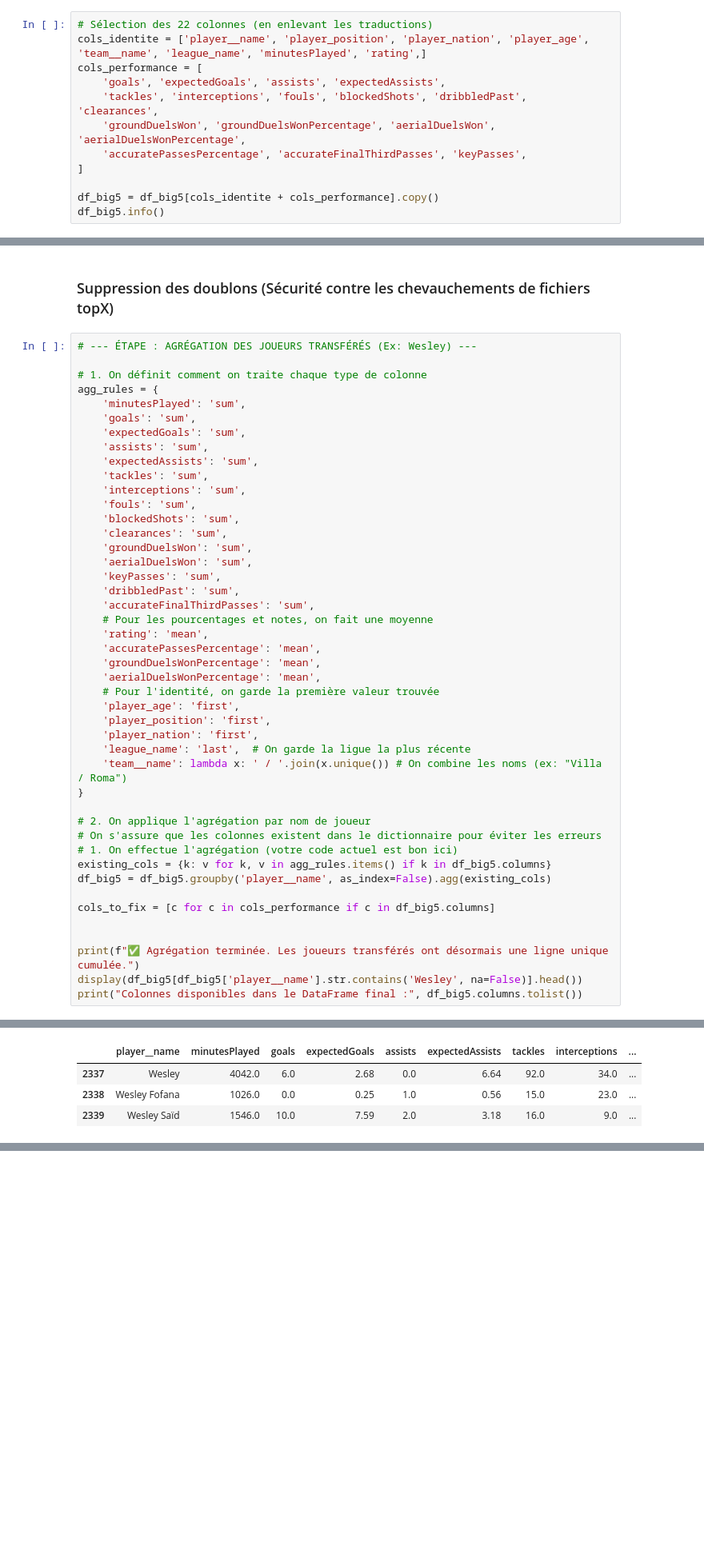
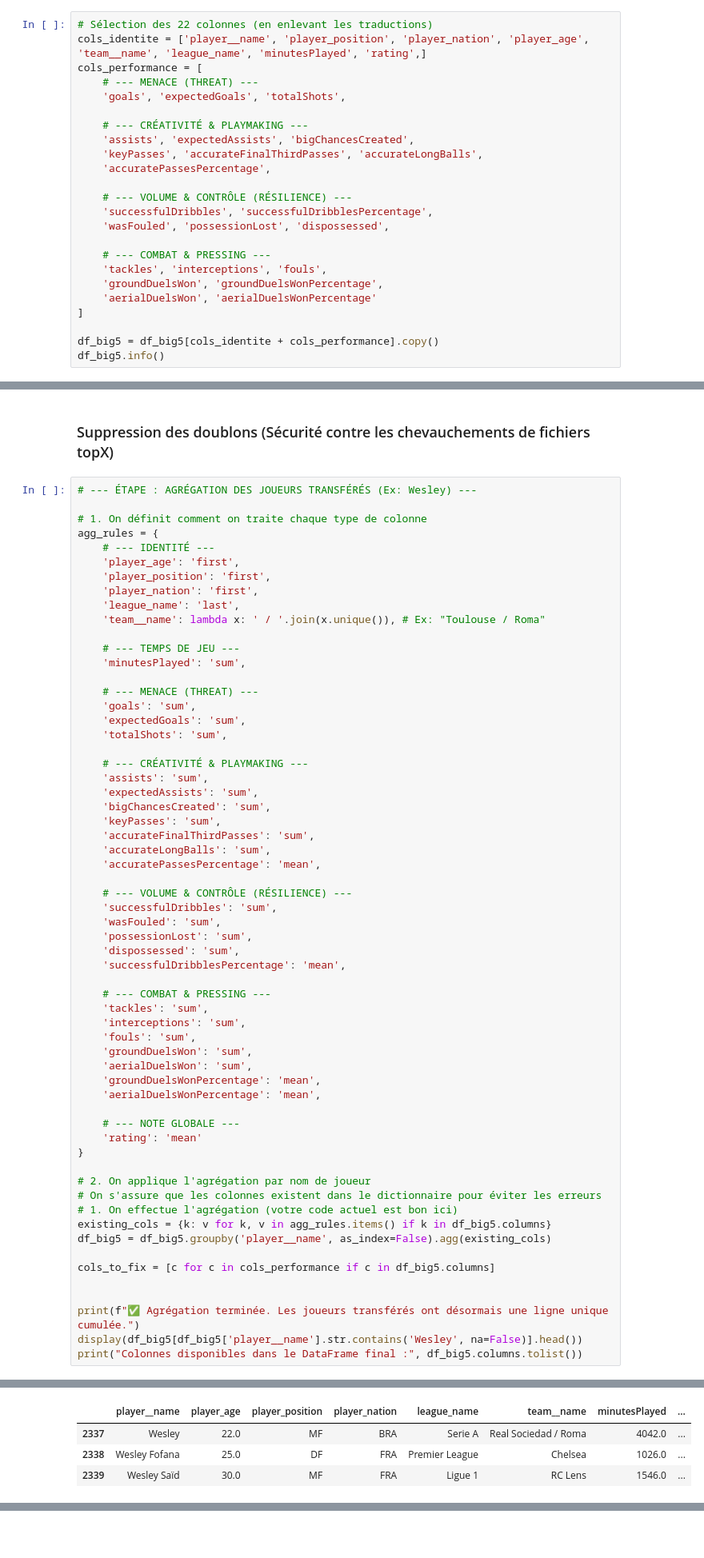
Before and after one commit to Zakaria-Errachidi/thomasson-engine, a Jupyter notebook: Thomasson_Engine.ipynb, the cells around one changed output, grey strips where cells are left out. Shown at 80% size. Cells and saved outputs as stored; diff of their text form; blank space fills up the shorter version.

```diff
--- a/Thomasson_Engine.ipynb
+++ b/Thomasson_Engine.ipynb
@@ -195,10 +211,22 @@ Comment créer un marché unique ? Nous devons réunir les 5 ligues dans une seu
 # Sélection des 22 colonnes (en enlevant les traductions)
 cols_identite = ['player__name', 'player_position', 'player_nation', 'player_age', 'team__name', 'league_name', 'minutesPlayed', 'rating',]
 cols_performance = [
-    'goals', 'expectedGoals', 'assists', 'expectedAssists',
-    'tackles', 'interceptions', 'fouls', 'blockedShots', 'dribbledPast', 'clearances',
-    'groundDuelsWon', 'groundDuelsWonPercentage', 'aerialDuelsWon', 'aerialDuelsWonPercentage',
-    'accuratePassesPercentage', 'accurateFinalThirdPasses', 'keyPasses',
+    # --- MENACE (THREAT) ---
+    'goals', 'expectedGoals', 'totalShots',
+
+    # --- CRÉATIVITÉ & PLAYMAKING ---
+    'assists', 'expectedAssists', 'bigChancesCreated',
+    'keyPasses', 'accurateFinalThirdPasses', 'accurateLongBalls',
+    'accuratePassesPercentage',
+
+    # --- VOLUME & CONTRÔLE (RÉSILIENCE) ---
+    'successfulDribbles', 'successfulDribblesPercentage',
+    'wasFouled', 'possessionLost', 'dispossessed',
+
+    # --- COMBAT & PRESSING ---
+    'tackles', 'interceptions', 'fouls',
+    'groundDuelsWon', 'groundDuelsWonPercentage',
+    'aerialDuelsWon', 'aerialDuelsWonPercentage'
 ]
 
 df_big5 = df_big5[cols_identite + cols_performance].copy()
@@ -251,49 +279,65 @@ Nombre de joueurs conservés en Ligue 1 : 1674
 
 # 1. On définit comment on traite chaque type de colonne
 agg_rules = {
+    # --- IDENTITÉ ---
+    'player_age': 'first',
+    'player_position': 'first',
+    'player_nation': 'first',
+    'league_name': 'last',
+    'team__name': lambda x: ' / '.join(x.unique()), # Ex: "Toulouse / Roma"
+
+    # --- TEMPS DE JEU ---
     'minutesPlayed': 'sum',
+
+    # --- MENACE (THREAT) ---
     'goals': 'sum',
     'expectedGoals': 'sum',
+    'totalShots': 'sum',
+
+    # --- CRÉATIVITÉ & PLAYMAKING ---
     'assists': 'sum',
     'expectedAssists': 'sum',
+    'bigChancesCreated': 'sum',
+    'keyPasses': 'sum',
+    'accurateFinalThirdPasses': 'sum',
+    'accurateLongBalls': 'sum',
+    'accuratePassesPercentage': 'mean',
+
+    # --- VOLUME & CONTRÔLE (RÉSILIENCE) ---
+    'successfulDribbles': 'sum',
+    'wasFouled': 'sum',
+    'possessionLost': 'sum',
+    'dispossessed': 'sum',
+    'successfulDribblesPercentage': 'mean',
+
+    # --- COMBAT & PRESSING ---
     'tackles': 'sum',
     'interceptions': 'sum',
     'fouls': 'sum',
-    'blockedShots': 'sum',
-    'clearances': 'sum',
     'groundDuelsWon': 'sum',
     'aerialDuelsWon': 'sum',
-    'keyPasses': 'sum',
-    'dribbledPast': 'sum',
-    'accurateFinalThirdPasses': 'sum',
-    # Pour les pourcentages et notes, on fait une moyenne
-    'rating': 'mean',
-    'accuratePassesPercentage': 'mean',
     'groundDuelsWonPercentage': 'mean',
     'aerialDuelsWonPercentage': 'mean',
-    # Pour l'identité, on garde la première valeur trouvée
-    'player_age': 'first',
-    'player_position': 'first',
-    'player_nation': 'first',
-    'league_name': 'last',  # On garde la ligue la plus récente
-    'team__name': lambda x: ' / '.join(x.unique()) # On combine les noms (ex: "Villa / Roma")
+
+    # --- NOTE GLOBALE ---
+    'rating': 'mean'
 }
 
 # 2. On applique l'agrégation par nom de joueur
 # On s'assure que les colonnes existent dans le dictionnaire pour éviter les erreurs
 # 1. On effectue l'agrégation (votre code actuel est bon ici)
 existing_cols = {k: v for k, v in agg_rules.items() if k in df_big5.columns}
 df_big5 = df_big5.groupby('player__name', as_index=False).agg(existing_cols)
 
 cols_to_fix = [c for c in cols_performance if c in df_big5.columns]
 
 
 print(f"✅ Agrégation terminée. Les joueurs transférés ont désormais une ligne unique cumulée.")
 display(df_big5[df_big5['player__name'].str.contains('Wesley', na=False)].head())
 print("Colonnes disponibles dans le DataFrame final :", df_big5.columns.tolist())
 # %% [output]
 ✅ Agrégation terminée. Les joueurs transférés ont désormais une ligne unique cumulée.
-|  | player__name | minutesPlayed | goals | expectedGoals | assists | expectedAssists | tackles | interceptions | ... |
-| 2337 | Wesley | 4042.0 | 6.0 | 2.68 | 0.0 | 6.64 | 92.0 | 34.0 | ... |
-| 2338 | Wesley Fofana | 1026.0 | 0.0 | 0.25 | 1.0 | 0.56 | 15.0 | 23.0 | ... |
-| 2339 | Wesley Saïd | 1546.0 | 10.0 | 7.59 | 2.0 | 3.18 | 16.0 | 9.0 | ... |
+|  | player__name | player_age | player_position | player_nation | league_name | team__name | minutesPlayed | ... |
+| 2337 | Wesley | 22.0 | MF | BRA | Serie A | Real Sociedad / Roma | 4042.0 | ... |
+| 2338 | Wesley Fofana | 25.0 | DF | FRA | Premier League | Chelsea | 1026.0 | ... |
+| 2339 | Wesley Saïd | 30.0 | MF | FRA | Ligue 1 | RC Lens | 1546.0 | ... |
```
Also changed, not shown: parts of 24 cells of this notebook.
